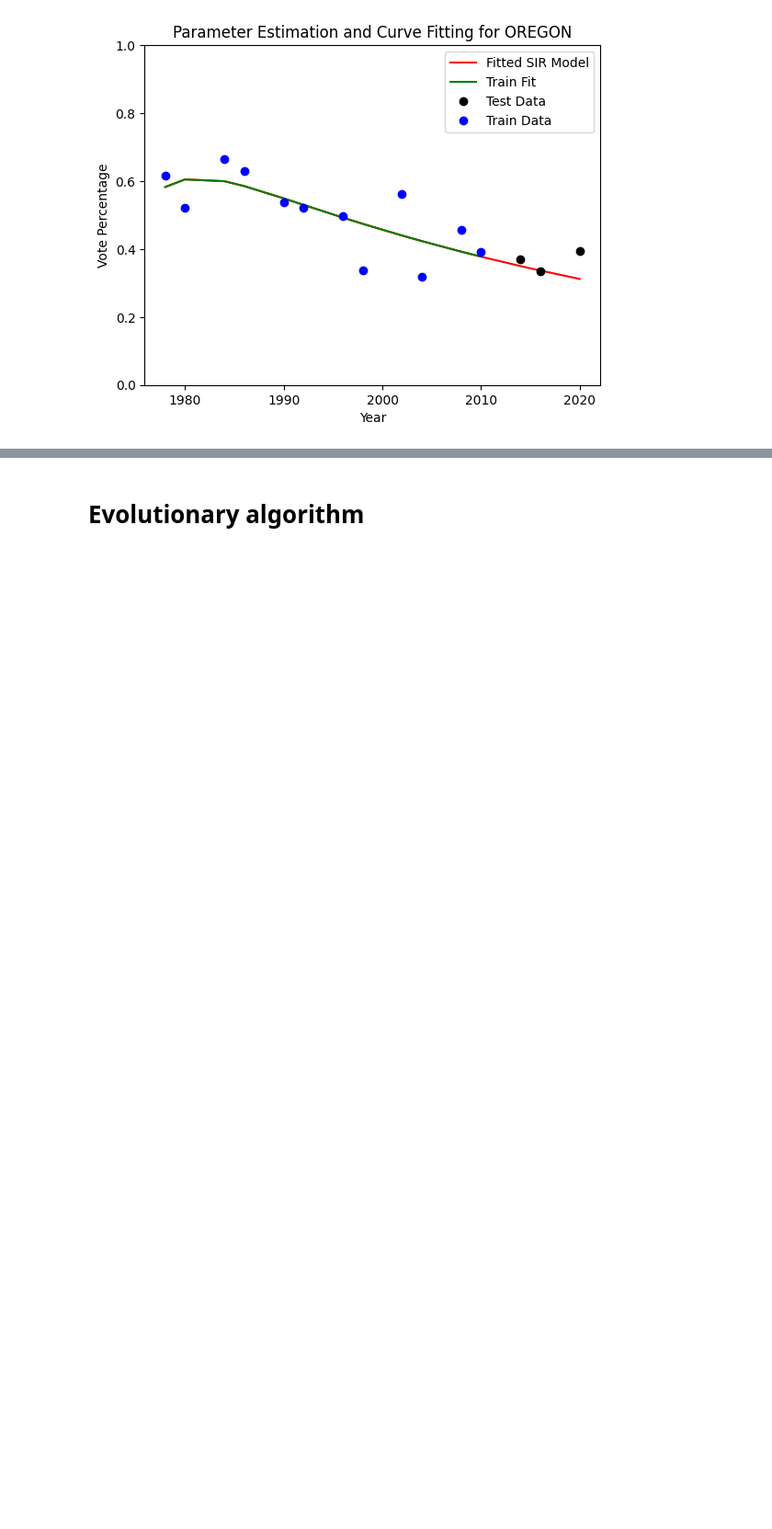
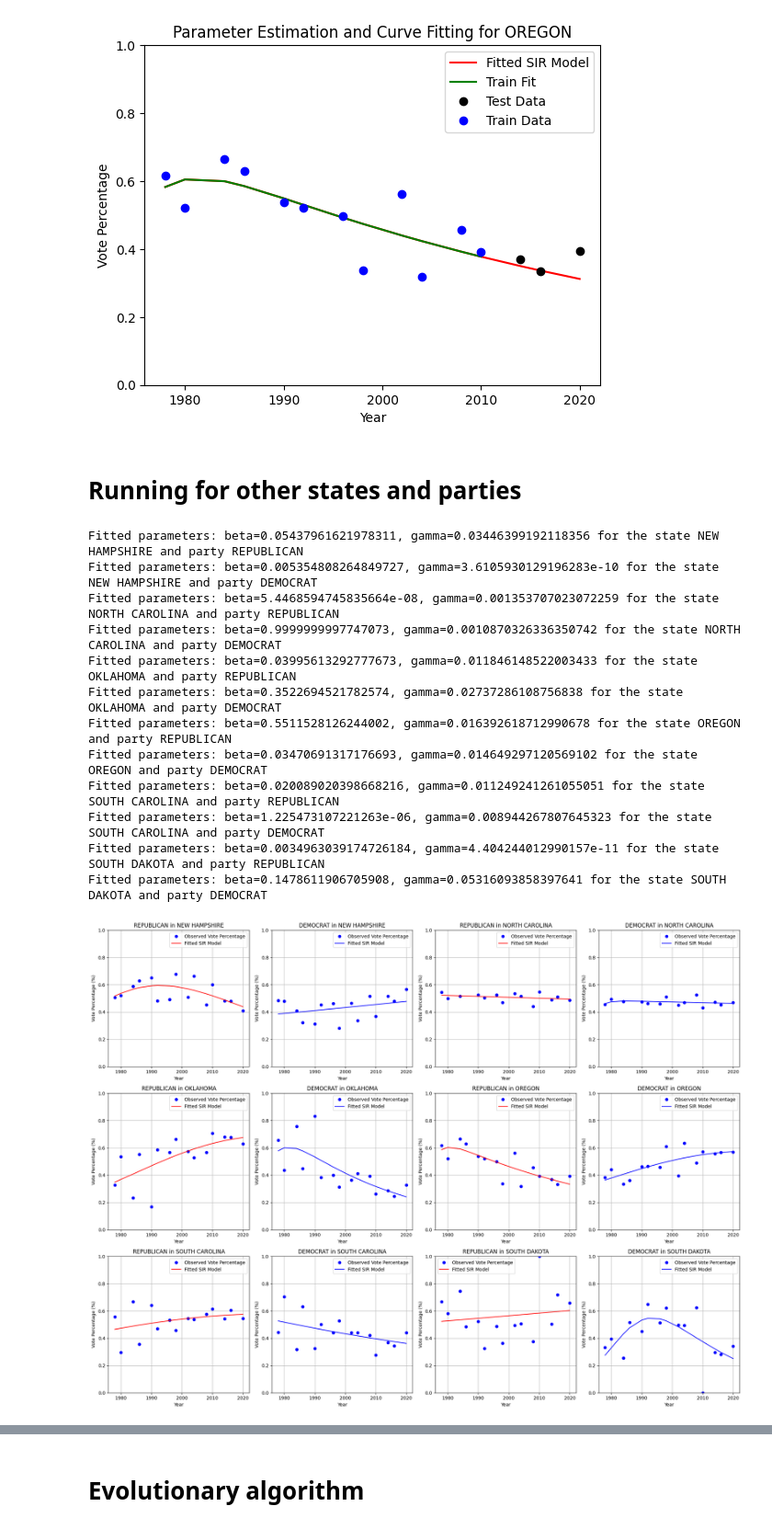
Before and after one commit to alanroyce20102003/bt5240, a Jupyter notebook: main.ipynb, the cells around one changed output, grey strips where cells are left out. Shown at 92% size. Saved outputs shown, nothing was run; the diff lists cells and outputs as text; code cells hidden in the pictures; blank space fills up the shorter version.

Commit message:
added potential other methods of modeling fitting and predator prey model

```diff
--- a/main.ipynb
+++ b/main.ipynb
@@ -97,7 +98,7 @@ axes = axes.flatten()
 plot_index = 0
 for state in states:
     for party in party_order:
-        state_party_data = df[(df['state'] == state) & (df['party_simplified'] == party)]
+        state_party_data = df[(df['state'] == state) & (df['party_simplified'] == party) & (df['special'] == False)]
         state_party_data = state_party_data[state_party_data['writein'] == False]
         df_dict[(state, party)] = state_party_data
         if not state_party_data.empty:
@@ -255,3 +256,5 @@ plt.title('Parameter Estimation and Curve Fitting for OREGON')
 plt.show()
 # %% [output]
 [figure]
+# %% [markdown]
+# Running for other states and parties
@@ -257,0 +264,56 @@ plt.show()
+# %%
+num_plots = len(states) * len(party_order)
+cols = 4  # Number of columns in the grid
+rows = math.ceil(num_plots / cols)
+
+fig, axes = plt.subplots(rows, cols, figsize=(20, rows * 5))
+axes = axes.flatten()
+ssr = {}
+plot_index = 0
+for state in states:
+    for party in party_order:
+        index = (state, party)
+        year = df_dict[index]['year'].values
+        votes = df_dict[index]['candidatevotes'].values
+        total_votes = df_dict[index]['totalvotes'].values
+        vote_percentage = votes / total_votes
+        I0 = vote_percentage[0]
+        S0 = 1 - I0
+        R0 = 0
+
+        # fit the curve provided initial guess. 0.1 each | Gives local optimum
+        params, covariance = curve_fit(fit_sir_model, year, vote_percentage, p0=[0.1, 0.1, S0, I0, R0], bounds=(0, [1, 1, 1, 1, 1]))
+        beta, gamma = params[:2]
+        print(f"Fitted parameters: beta={beta}, gamma={gamma} for the state {state} and party {party}")
+        fitted_voter_percentage = fit_sir_model(year, *params)
+        ssr[index] = np.sqrt(np.mean(np.dot((fitted_voter_percentage - vote_percentage).T, (fitted_voter_percentage - vote_percentage)))) * 100
+        ax = axes[plot_index]
+        ax.plot(year, vote_percentage, 'bo', label='Observed Vote Percentage')
+        ax.plot(year, fitted_voter_percentage, label='Fitted SIR Model', color=colors[party])
+        ax.set_title(f'{party} in {state}')
+        ax.set_xlabel('Year')
+        ax.set_ylabel('Vote Percentage (%)')
+        ax.set_ylim(0, 1)
+        ax.legend()
+        ax.grid(True)
+        plot_index += 1
+
+for i in range(plot_index, len(axes)):
+    fig.delaxes(axes[i])
+
+plt.tight_layout()
+plt.show()
+# %% [output]
+Fitted parameters: beta=0.05437961621978311, gamma=0.03446399192118356 for the state NEW HAMPSHIRE and party REPUBLICAN
+Fitted parameters: beta=0.005354808264849727, gamma=3.6105930129196283e-10 for the state NEW HAMPSHIRE and party DEMOCRAT
+Fitted parameters: beta=5.4468594745835664e-08, gamma=0.001353707023072259 for the state NORTH CAROLINA and party REPUBLICAN
+Fitted parameters: beta=0.9999999997747073, gamma=0.0010870326336350742 for the state NORTH CAROLINA and party DEMOCRAT
+Fitted parameters: beta=0.03995613292777673, gamma=0.011846148522003433 for the state OKLAHOMA and party REPUBLICAN
+Fitted parameters: beta=0.3522694521782574, gamma=0.02737286108756838 for the state OKLAHOMA and party DEMOCRAT
+Fitted parameters: beta=0.5511528126244002, gamma=0.016392618712990678 for the state OREGON and party REPUBLICAN
+Fitted parameters: beta=0.03470691317176693, gamma=0.014649297120569102 for the state OREGON and party DEMOCRAT
+Fitted parameters: beta=0.020089020398668216, gamma=0.011249241261055051 for the state SOUTH CAROLINA and party REPUBLICAN
+Fitted parameters: beta=1.225473107221263e-06, gamma=0.008944267807645323 for the state SOUTH CAROLINA and party DEMOCRAT
+Fitted parameters: beta=0.0034963039174726184, gamma=4.404244012990157e-11 for the state SOUTH DAKOTA and party REPUBLICAN
+Fitted parameters: beta=0.1478611906705908, gamma=0.05316093858397641 for the state SOUTH DAKOTA and party DEMOCRAT
+[figure, added]
```
Also changed, not shown: parts of 59 cells of this notebook.
